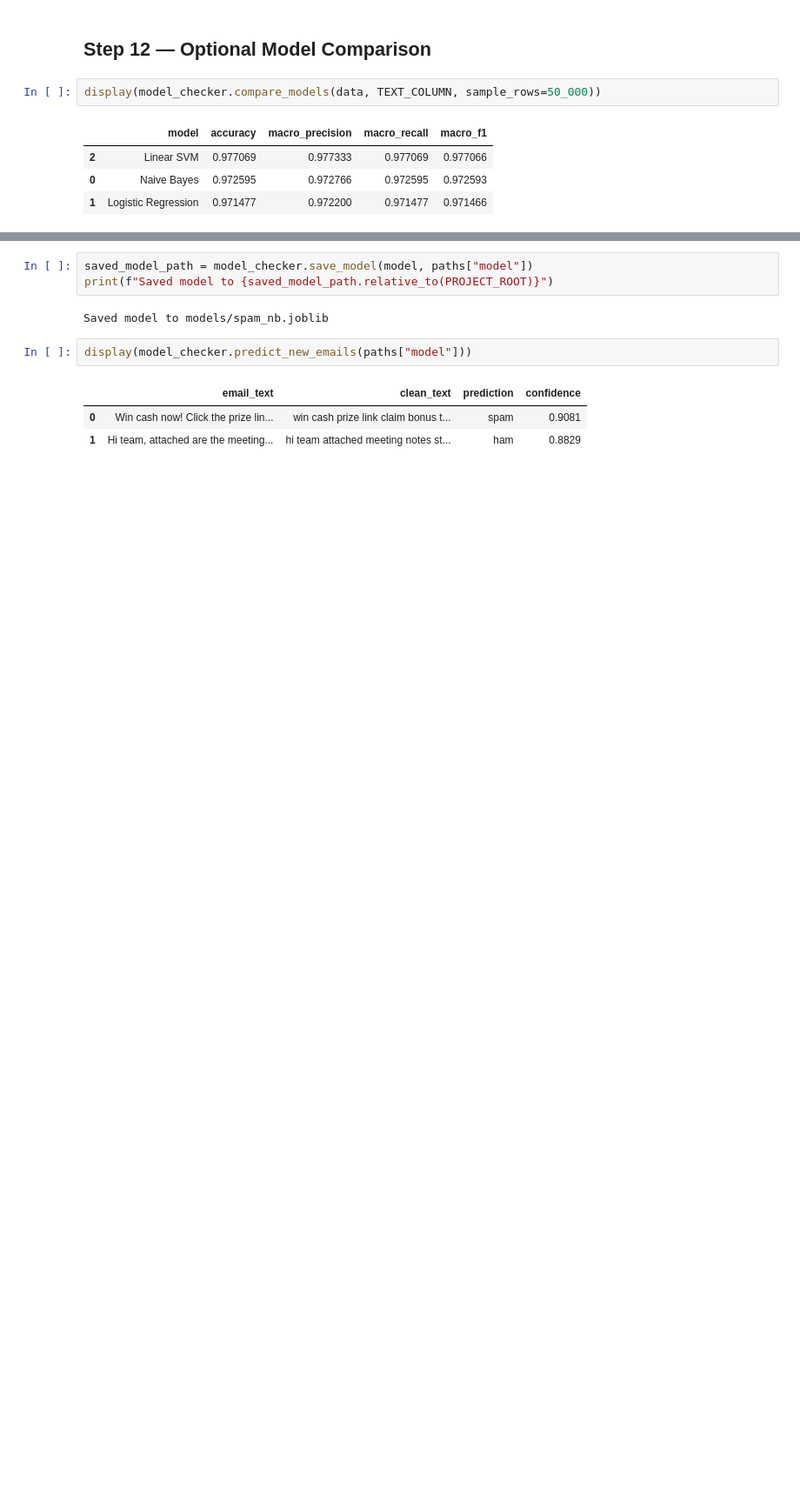
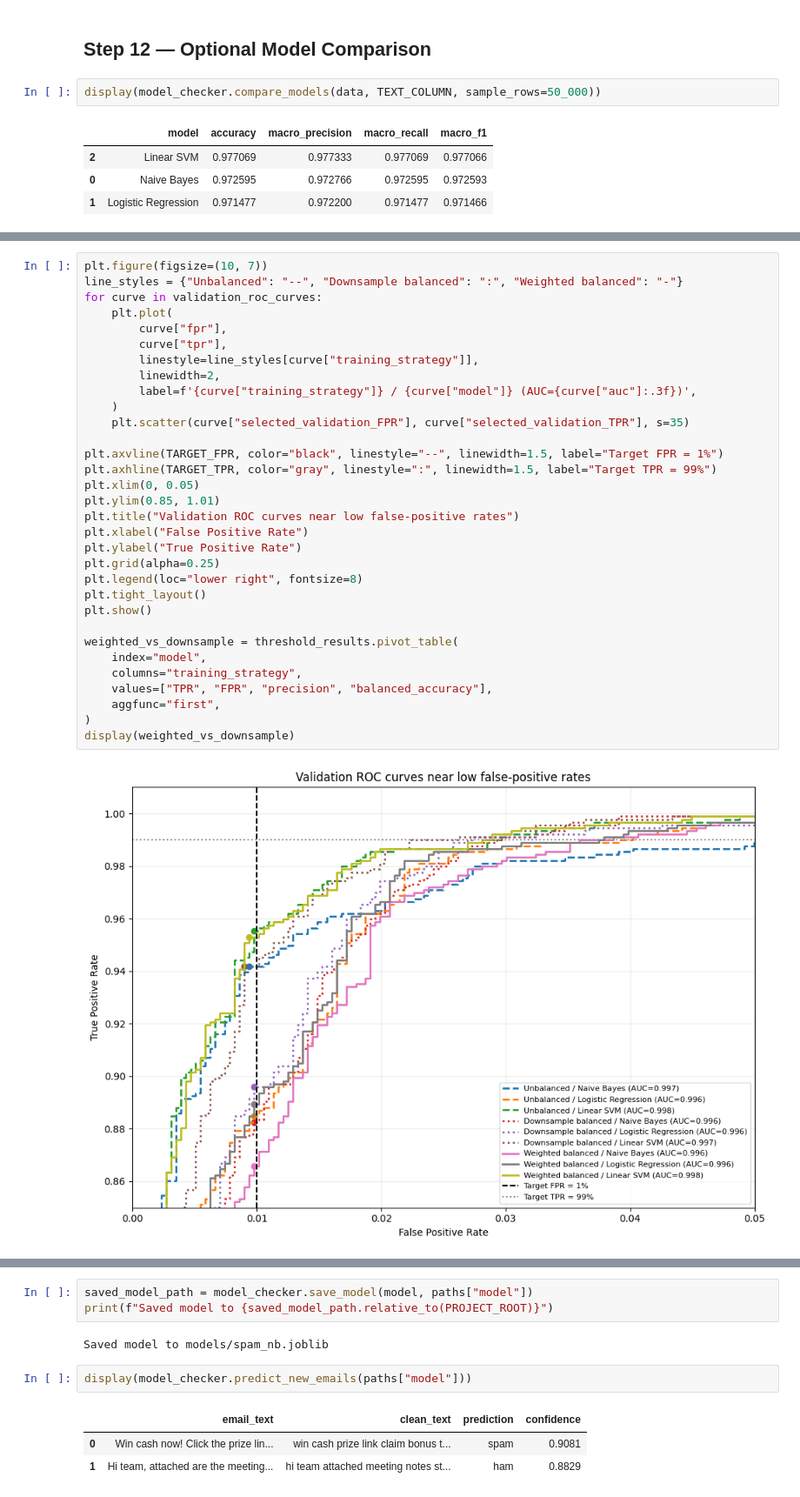
Before and after one commit to QuangManhAI/lab01-machine-learning, a Jupyter notebook: notebooks/lab01.ipynb, the cells around one changed output, grey strips where cells are left out. Shown at 87% size. Drawn from its saved outputs; the diff is of its cells as text; blank space fills up the shorter version.

```diff
--- a/notebooks/lab01.ipynb
+++ b/notebooks/lab01.ipynb
@@ -867,0 +758,34 @@ No model reaches TPR >= 99% while keeping FPR <= 1% on this test set. Use the cl
+# %%
+plt.figure(figsize=(10, 7))
+line_styles = {"Unbalanced": "--", "Downsample balanced": ":", "Weighted balanced": "-"}
+for curve in validation_roc_curves:
+    plt.plot(
+        curve["fpr"],
+        curve["tpr"],
+        linestyle=line_styles[curve["training_strategy"]],
+        linewidth=2,
+        label=f'{curve["training_strategy"]} / {curve["model"]} (AUC={curve["auc"]:.3f})',
+    )
+    plt.scatter(curve["selected_validation_FPR"], curve["selected_validation_TPR"], s=35)
+
+plt.axvline(TARGET_FPR, color="black", linestyle="--", linewidth=1.5, label="Target FPR = 1%")
+plt.axhline(TARGET_TPR, color="gray", linestyle=":", linewidth=1.5, label="Target TPR = 99%")
+plt.xlim(0, 0.05)
+plt.ylim(0.85, 1.01)
+plt.title("Validation ROC curves near low false-positive rates")
+plt.xlabel("False Positive Rate")
+plt.ylabel("True Positive Rate")
+plt.grid(alpha=0.25)
+plt.legend(loc="lower right", fontsize=8)
+plt.tight_layout()
+plt.show()
+
+weighted_vs_downsample = threshold_results.pivot_table(
+    index="model",
+    columns="training_strategy",
+    values=["TPR", "FPR", "precision", "balanced_accuracy"],
+    aggfunc="first",
+)
+display(weighted_vs_downsample)
+# %% [output]
+[figure, added]
```
Also changed, not shown: parts of 12 cells of this notebook, 1 other file.
